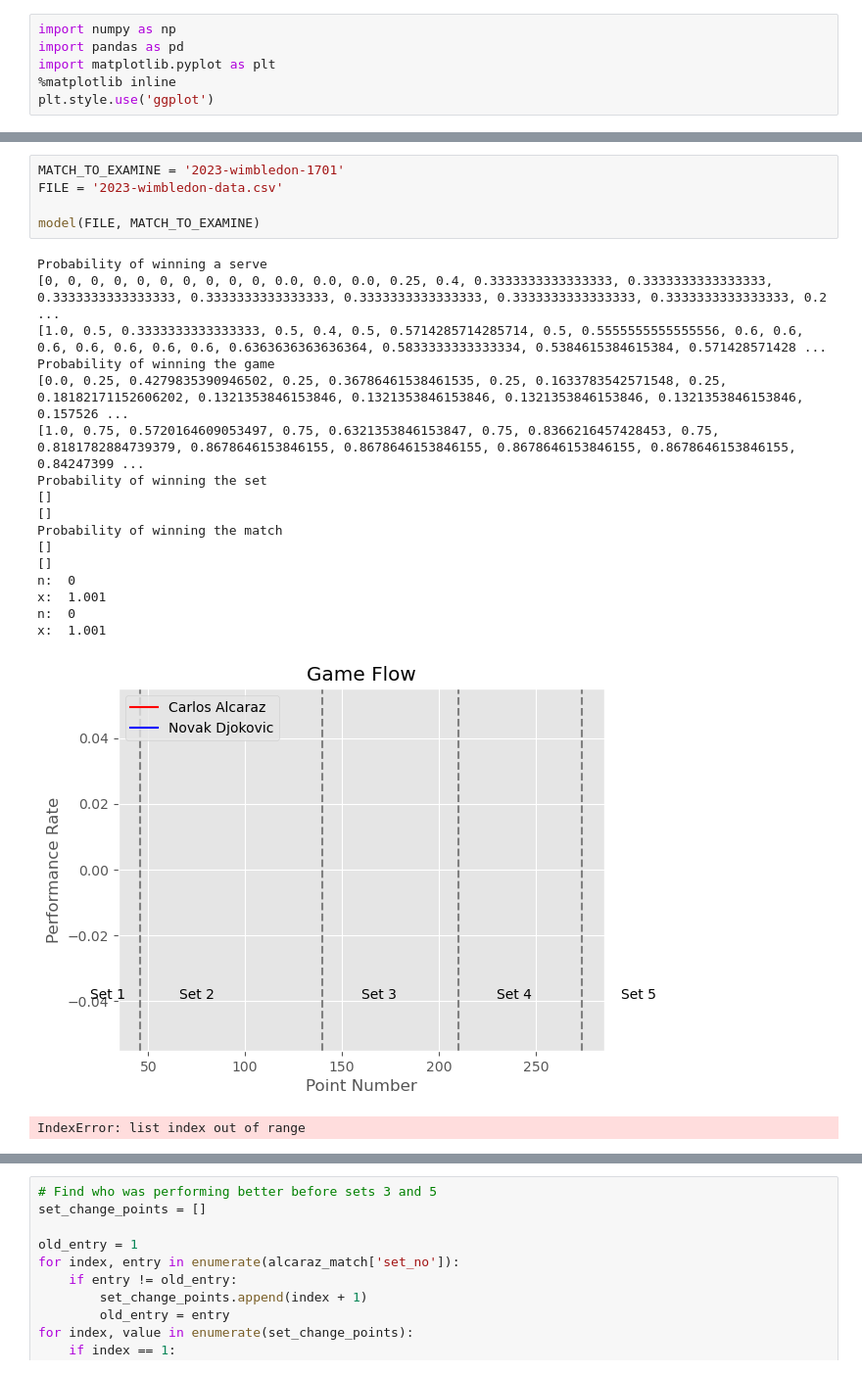
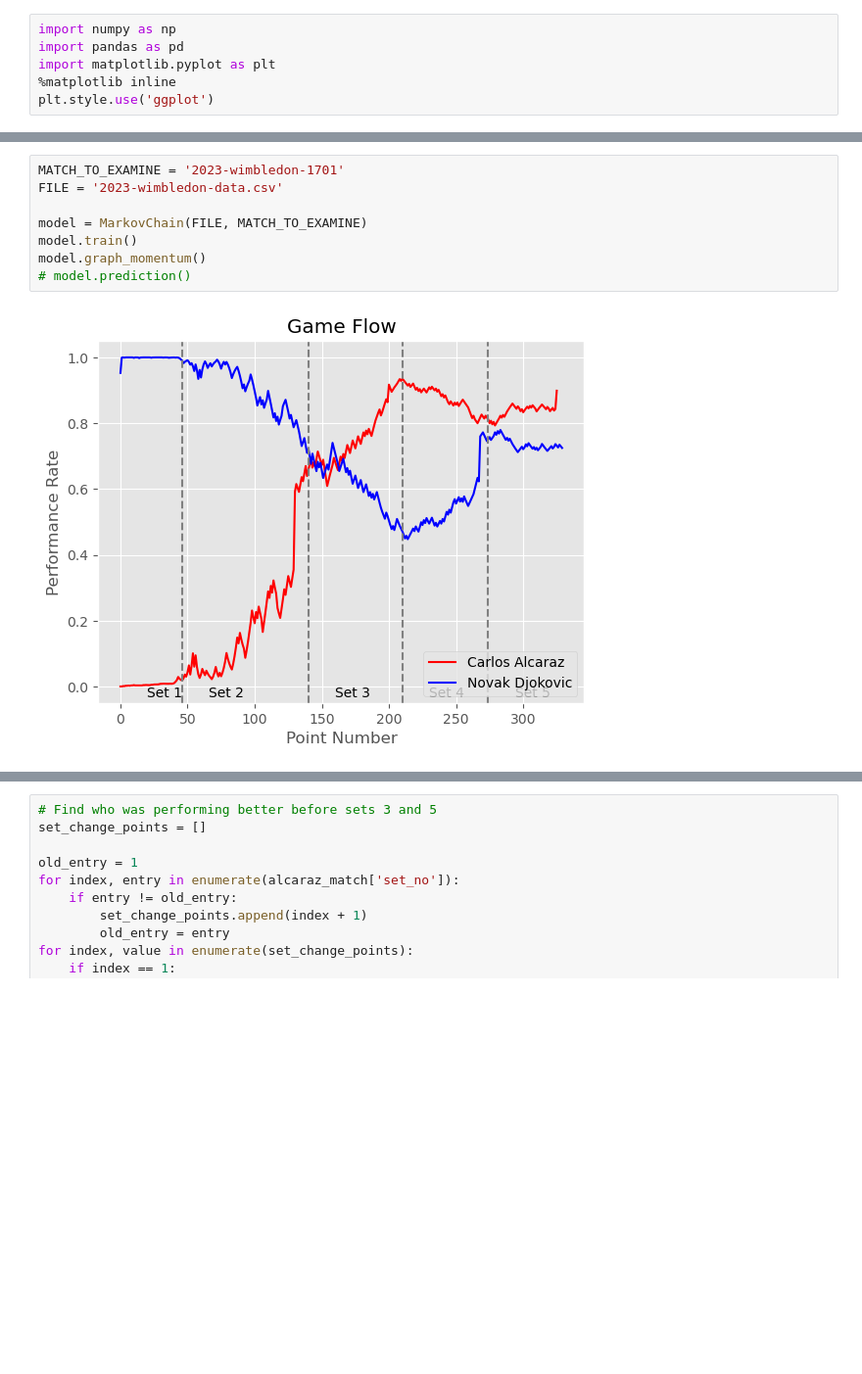
Before and after one commit to Alexkazmirchuk1/Tennis-Data-Analysis-Research, a Jupyter notebook: Main.ipynb, the cells around one changed output, grey strips where cells are left out. Shown at 98% size. Cells and saved outputs as stored; diff of their text form; blank space fills up the shorter version.

```diff
--- a/Main.ipynb
+++ b/Main.ipynb
@@ -394,24 +380,10 @@ NameError: name 'update_momentum' is not defined
 # %%
 MATCH_TO_EXAMINE = '2023-wimbledon-1701'
 FILE = '2023-wimbledon-data.csv'
 
-model(FILE, MATCH_TO_EXAMINE)
+model = MarkovChain(FILE, MATCH_TO_EXAMINE)
+model.train()
+model.graph_momentum()
+# model.prediction()
 # %% [output]
-Probability of winning a serve
-[0, 0, 0, 0, 0, 0, 0, 0, 0, 0, 0.0, 0.0, 0.0, 0.25, 0.4, 0.3333333333333333, 0.3333333333333333, 0.3333333333333333, 0.3333333333333333, 0.3333333333333333, 0.3333333333333333, 0.3333333333333333, 0.2 ...
-[1.0, 0.5, 0.3333333333333333, 0.5, 0.4, 0.5, 0.5714285714285714, 0.5, 0.5555555555555556, 0.6, 0.6, 0.6, 0.6, 0.6, 0.6, 0.6, 0.6363636363636364, 0.5833333333333334, 0.5384615384615384, 0.571428571428 ...
-Probability of winning the game
-[0.0, 0.25, 0.4279835390946502, 0.25, 0.36786461538461535, 0.25, 0.1633783542571548, 0.25, 0.18182171152606202, 0.1321353846153846, 0.1321353846153846, 0.1321353846153846, 0.1321353846153846, 0.157526 ...
-[1.0, 0.75, 0.5720164609053497, 0.75, 0.6321353846153847, 0.75, 0.8366216457428453, 0.75, 0.8181782884739379, 0.8678646153846155, 0.8678646153846155, 0.8678646153846155, 0.8678646153846155, 0.84247399 ...
-Probability of winning the set
-[]
-[]
-Probability of winning the match
-[]
-[]
-n:  0
-x:  1.001
-n:  0
-x:  1.001
-[figure, old version]
+[figure, new version]
-IndexError: list index out of range
```
Also changed, not shown: parts of 8 cells of this notebook.
